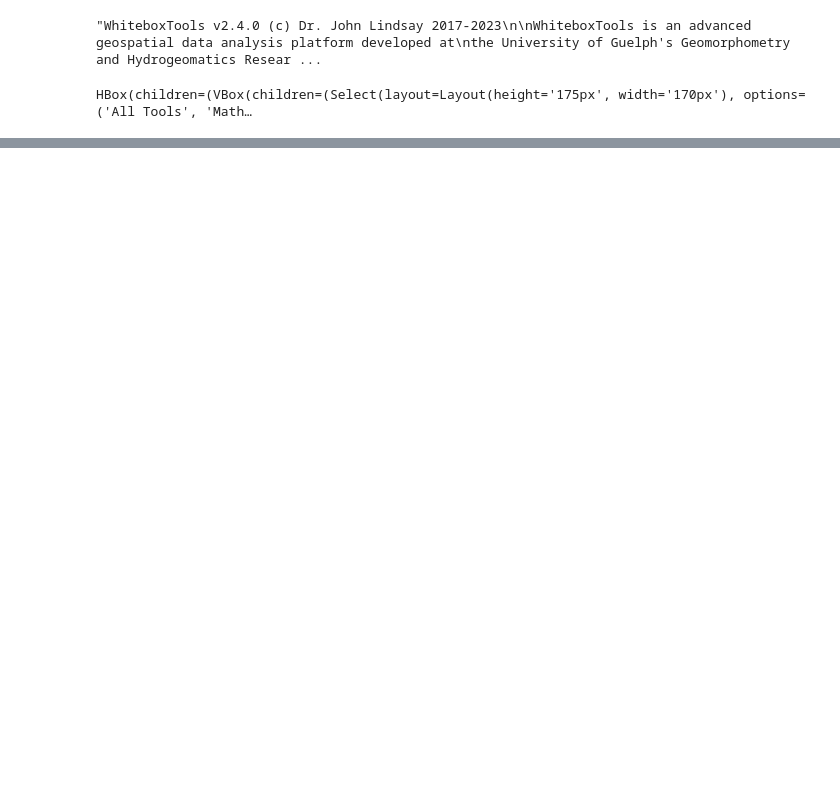
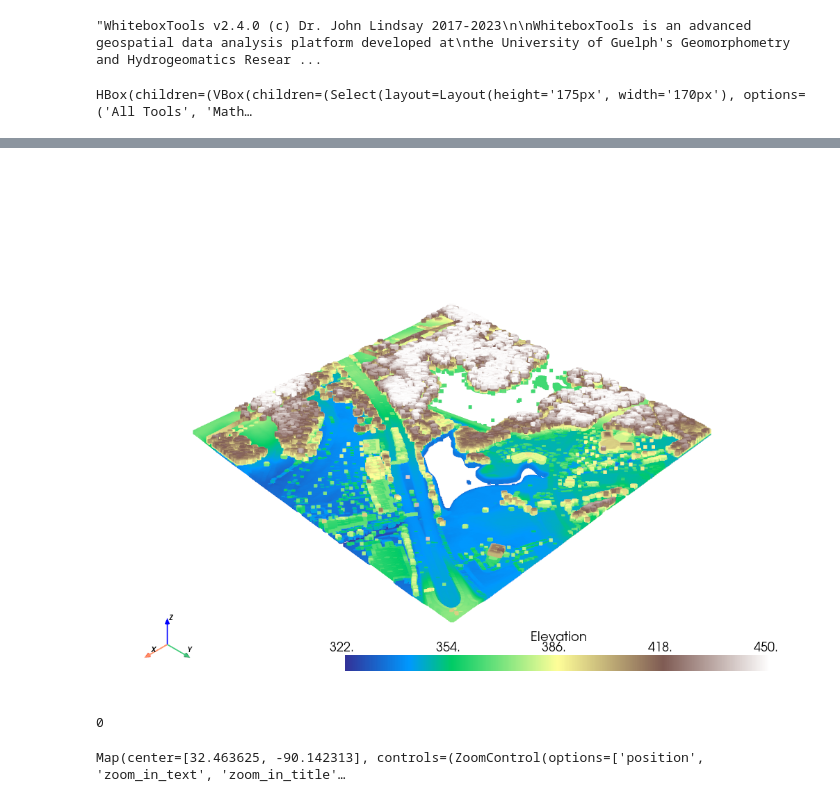
Before and after one commit to Geography-and-Planning/intro-to-gis, a Jupyter notebook: notebook/whitebox.ipynb, the cells around one changed output, grey strips where cells are left out. Drawn from its saved outputs; the diff is of its cells as text; code cells hidden in the pictures; blank space fills up the shorter version.

```diff
--- a/notebook/whitebox.ipynb
+++ b/notebook/whitebox.ipynb
@@ -113,0 +509,10 @@ HBox(children=(VBox(children=(Select(layout=Layout(height='175px', width='170px'
+# %%
+leafmap.view_lidar("madison_rm.las", cmap="terrain")
+# %% [output]
+[figure, added]
+# %%
+wbt.lidar_digital_surface_model(
+    "madison_rm.las", "dsm.tif", resolution=1.0, minz=0, maxz=450
+)
+# %% [output]
+0
@@ -113,0 +521,7 @@ HBox(children=(VBox(children=(Select(layout=Layout(height='175px', width='170px'
+# %%
+m = leafmap.Map()
+m.add_basemap("Satellite")
+m.add_raster("dsm.tif", colormap="terrain", layer_name="DSM")
+m
+# %% [output]
+Map(center=[32.463625, -90.142313], controls=(ZoomControl(options=['position', 'zoom_in_text', 'zoom_in_title'…
```
Also changed, not shown: parts of 39 cells of this notebook, 2 other files.
